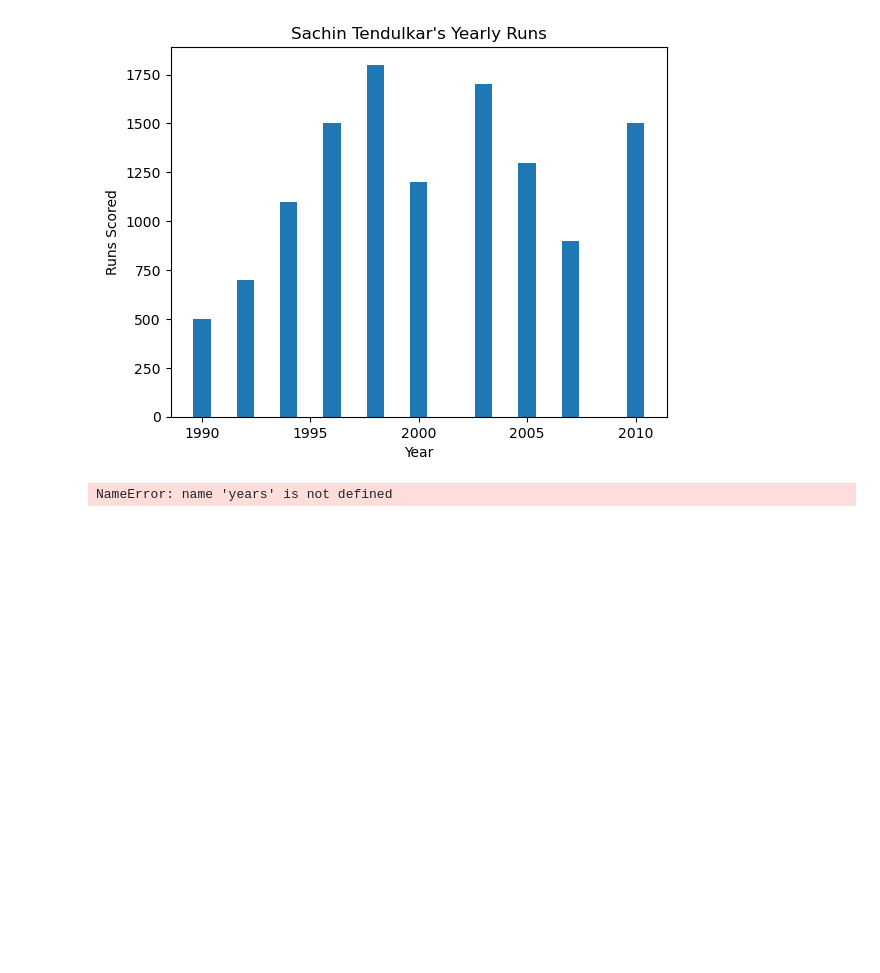
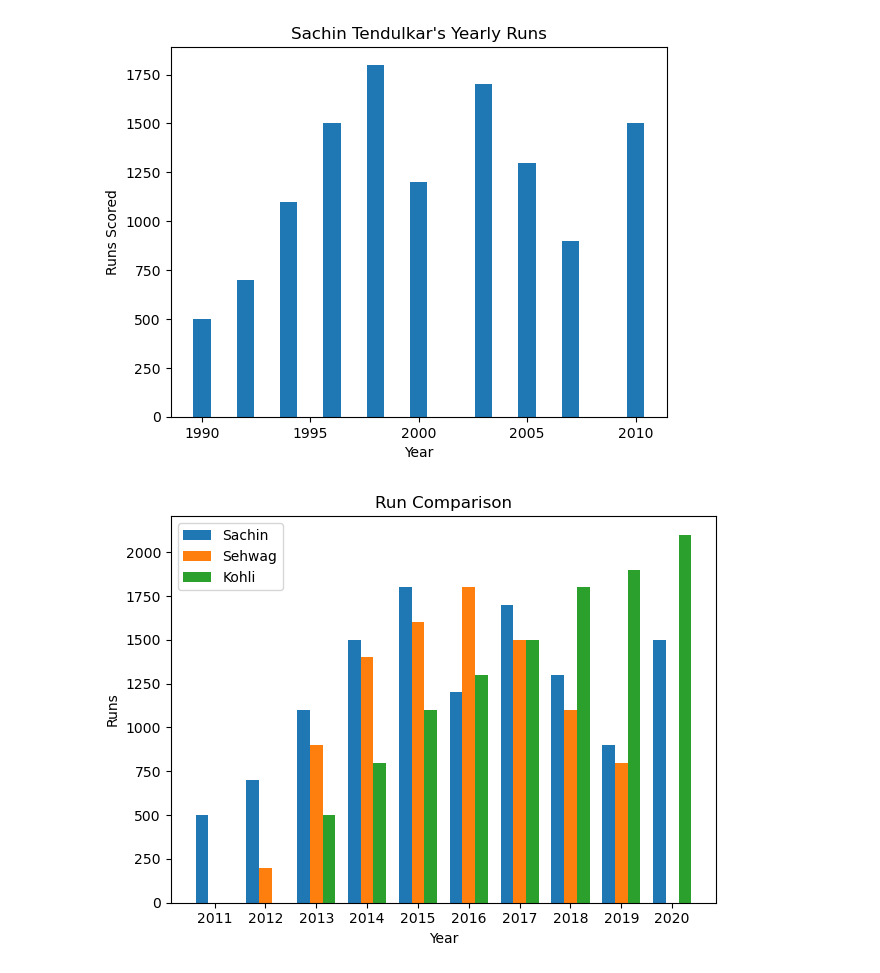
Before and after one commit to nisha-ojha/Introduction-to-Matplotlib, a Jupyter notebook: Bar_Plot.ipynb, the cells around one changed output. Cells and saved outputs as stored; diff of their text form; code cells hidden in the pictures; blank space fills up the shorter version.

```diff
--- a/Bar_Plot.ipynb
+++ b/Bar_Plot.ipynb
@@ -12,23 +12,27 @@ Text(0.5, 1.0, "Sachin Tendulkar's Yearly Runs")
 [figure]
 # %%
 import numpy as np
+import matplotlib.pyplot as plt
+
 
 sachin = [500, 700, 1100, 1500, 1800, 1200, 1700, 1300, 900, 1500]
 sehwag = [0, 200, 900, 1400, 1600, 1800, 1500, 1100, 800, 0]
 kohli  = [0, 0, 500, 800, 1100, 1300, 1500, 1800, 1900, 2100]
+
+years =np.arange(2011, 2021)
 
 x = np.arange(len(years))  # index positions
 width = 0.25
 
 plt.bar(x - width, sachin, width=width, label="Sachin")
 plt.bar(x, sehwag, width=width, label="Sehwag")
 plt.bar(x + width, kohli, width=width, label="Kohli")
 
 plt.xlabel("Year")
 plt.ylabel("Runs")
 plt.title("Run Comparison")
 plt.xticks(x, years)  # Show actual year instead of 0,1,2,...
 plt.legend()
 plt.tight_layout()
 # %% [output]
-NameError: name 'years' is not defined
+[figure, added]
```
Also changed, not shown: parts of 3 cells of this notebook.
